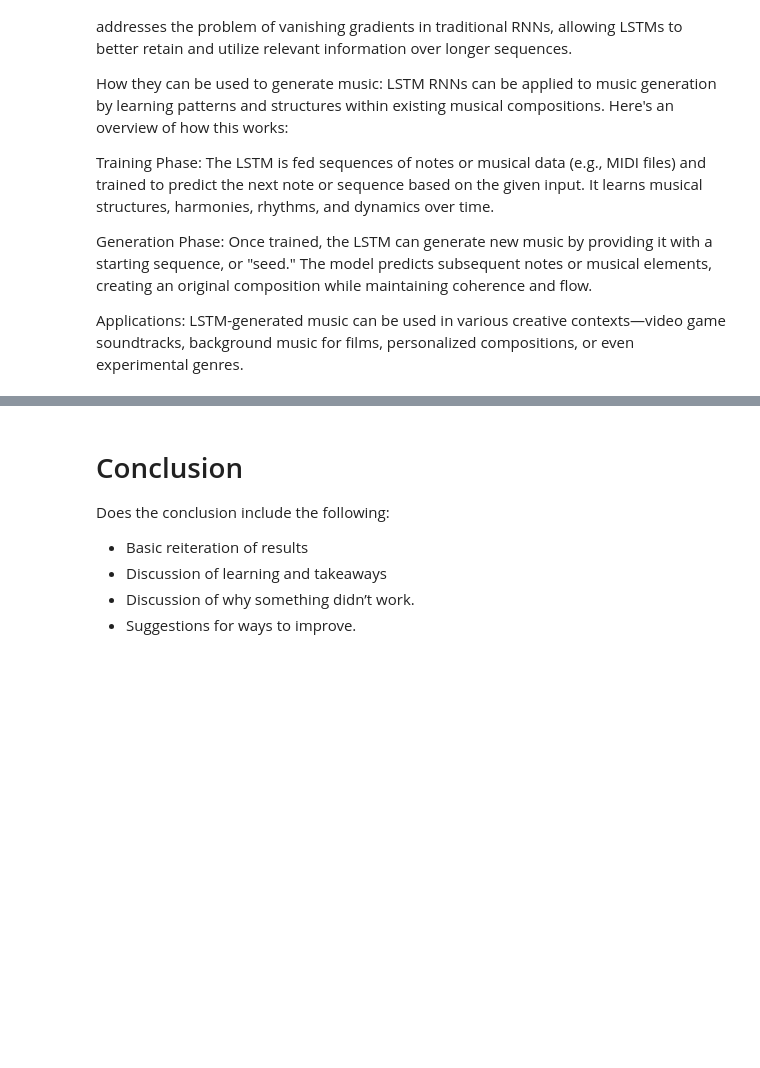
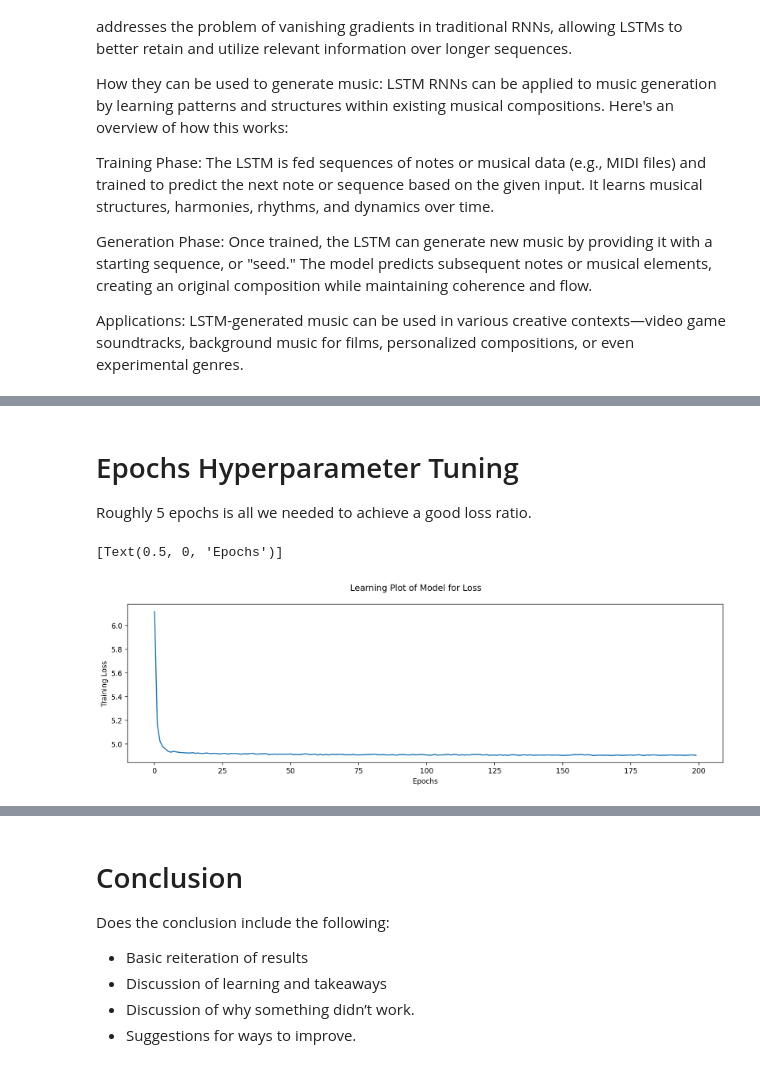
Before and after one commit to BasilPanda/CSCA-5642-FINAL, a Jupyter notebook: final_project.ipynb, the cells around one changed output, grey strips where cells are left out. Drawn from its saved outputs; the diff is of its cells as text; code cells hidden in the pictures; blank space fills up the shorter version.

```diff
--- a/final_project.ipynb
+++ b/final_project.ipynb
@@ -459,8 +406,14 @@ Epoch 31/200
+# %% [markdown]
+# Epochs Hyperparameter Tuning
+
+Roughly 5 epochs is all we needed to achieve a good loss ratio.
 # %%
-#Plotting the learnings
 history_df = pd.DataFrame(history.history)
-fig = plt.figure(figsize=(15,4), facecolor="#97BACB")
+fig = plt.figure(figsize=(15,4))
 fig.suptitle("Learning Plot of Model for Loss")
-pl=sns.lineplot(data=history_df["loss"],color="#444160")
+pl=sns.lineplot(data=history_df["loss"])
 pl.set(ylabel ="Training Loss")
 pl.set(xlabel ="Epochs")
+# %% [output]
+[Text(0.5, 0, 'Epochs')]
+[figure, added]
```
Also changed, not shown: parts of 28 cells of this notebook, 6 other files.
